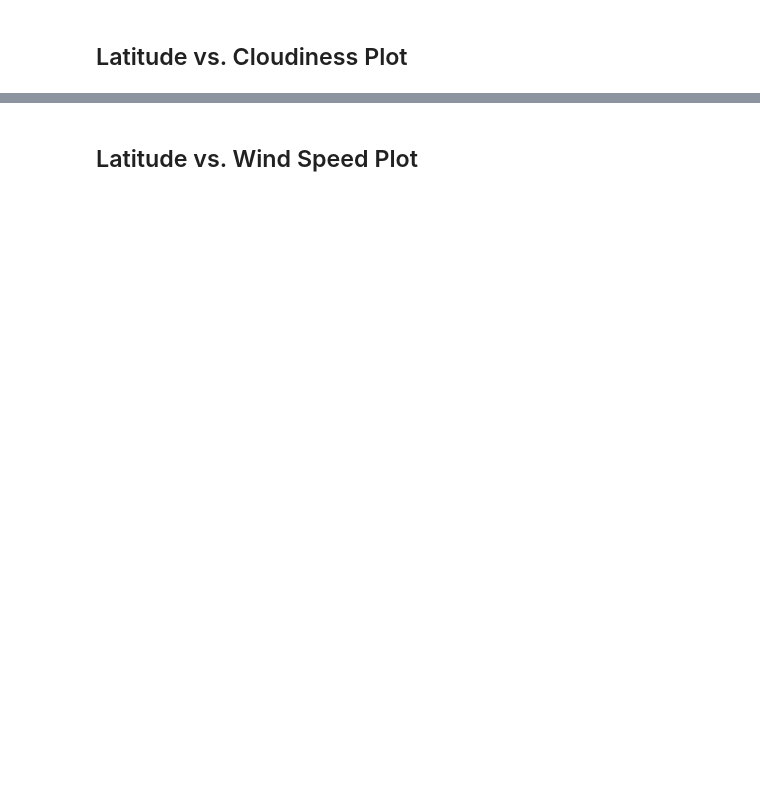
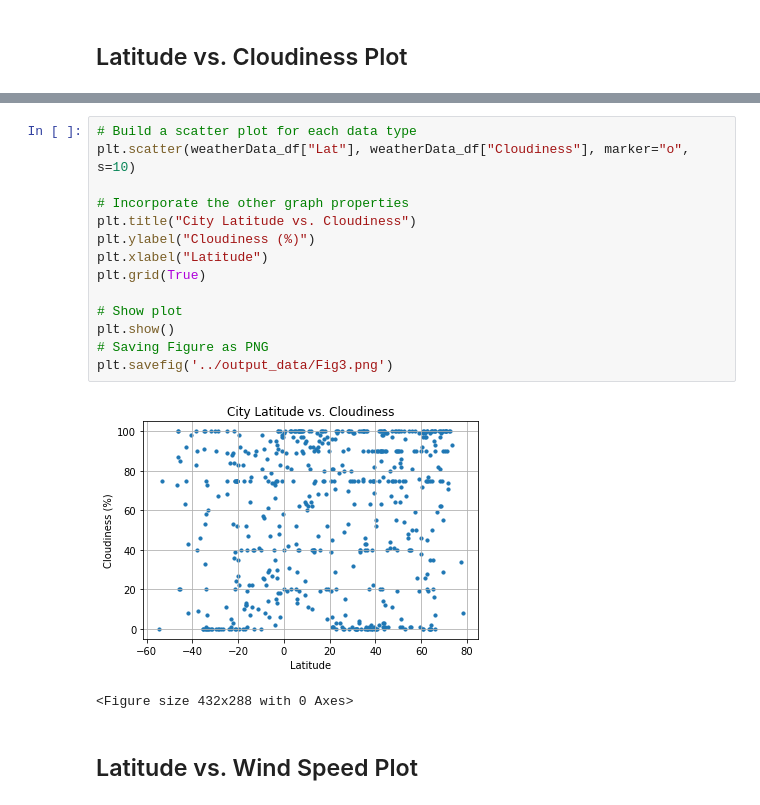
Before and after one commit to DownOnTheFarm/Python-API-Homework, a Jupyter notebook: starter_code/WeatherPy.ipynb, the cells around one changed output, grey strips where cells are left out. Saved outputs shown, nothing was run; the diff lists cells and outputs as text; blank space fills up the shorter version.

```diff
--- a/starter_code/WeatherPy.ipynb
+++ b/starter_code/WeatherPy.ipynb
@@ -219,2 +260,19 @@ plt.savefig('../output_data/Fig1.png')
+# %%
+# Build a scatter plot for each data type
+plt.scatter(weatherData_df["Lat"], weatherData_df["Cloudiness"], marker="o", s=10)
+
+# Incorporate the other graph properties
+plt.title("City Latitude vs. Cloudiness")
+plt.ylabel("Cloudiness (%)")
+plt.xlabel("Latitude")
+plt.grid(True)
+
+# Show plot
+plt.show()
+# Saving Figure as PNG
+plt.savefig('../output_data/Fig3.png')
+# %% [output]
+[figure, added]
+<Figure size 432x288 with 0 Axes>
 # %% [markdown]
 ## Latitude vs. Wind Speed Plot
```
Also changed, not shown: parts of 35 cells of this notebook.
